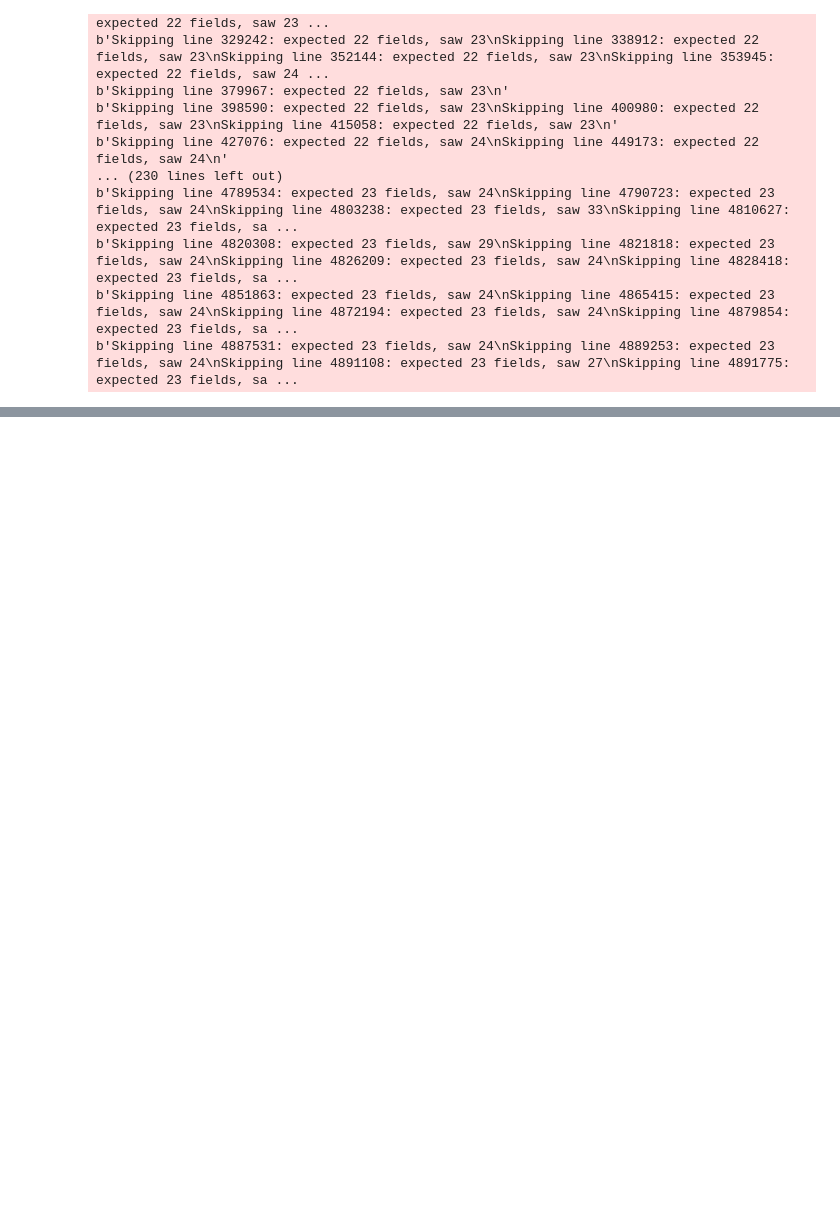
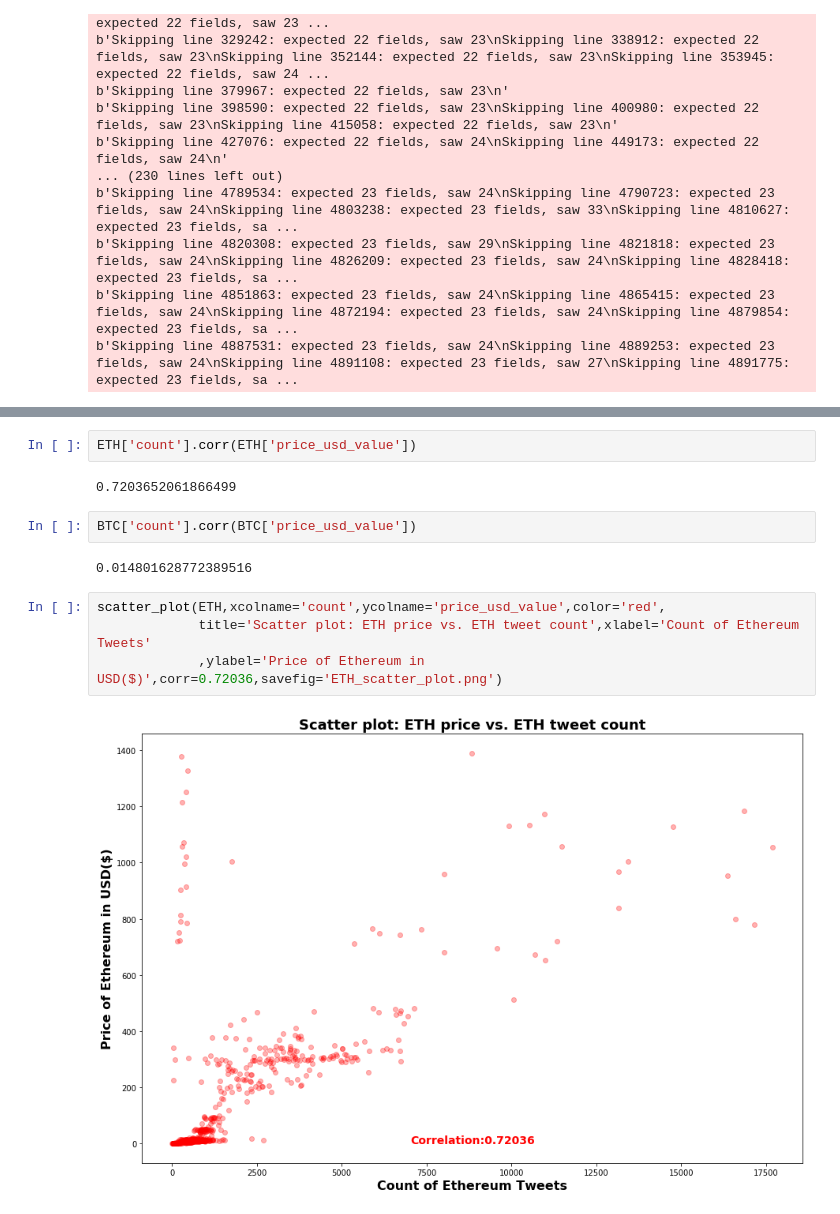
Before and after one commit to ThomasADuffy/Crypto-Capstone-1, a Jupyter notebook: notebooks/graphing_notebook.ipynb, the cells around one changed output, grey strips where cells are left out. Cells and saved outputs as stored; diff of their text form; blank space fills up the shorter version.

Commit message:
added two graphing functions and also saved some graphs, also added some images im going to use in my readme

```diff
--- a/notebooks/graphing_notebook.ipynb
+++ b/notebooks/graphing_notebook.ipynb
@@ -71,0 +55,14 @@ plt.savefig("ETH_scatter_matrix.png")
+# %%
+ETH['count'].corr(ETH['price_usd_value'])
+# %% [output]
+0.7203652061866499
+# %%
+BTC['count'].corr(BTC['price_usd_value'])
+# %% [output]
+0.014801628772389516
+# %%
+scatter_plot(ETH,xcolname='count',ycolname='price_usd_value',color='red',
+             title='Scatter plot: ETH price vs. ETH tweet count',xlabel='Count of Ethereum Tweets'
+             ,ylabel='Price of Ethereum in USD($)',corr=0.72036,savefig='ETH_scatter_plot.png')
+# %% [output]
+[figure, added]
```
Also changed, not shown: parts of 9 cells of this notebook, 10 other files.
